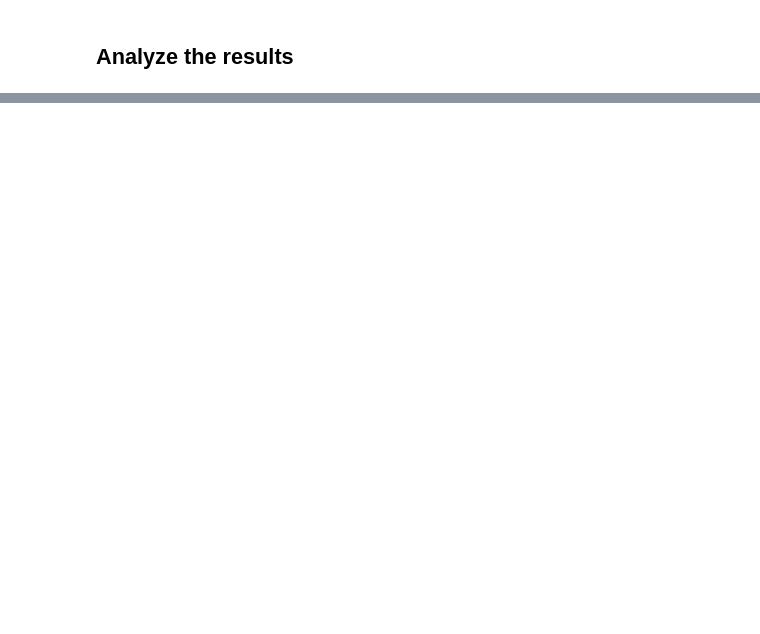
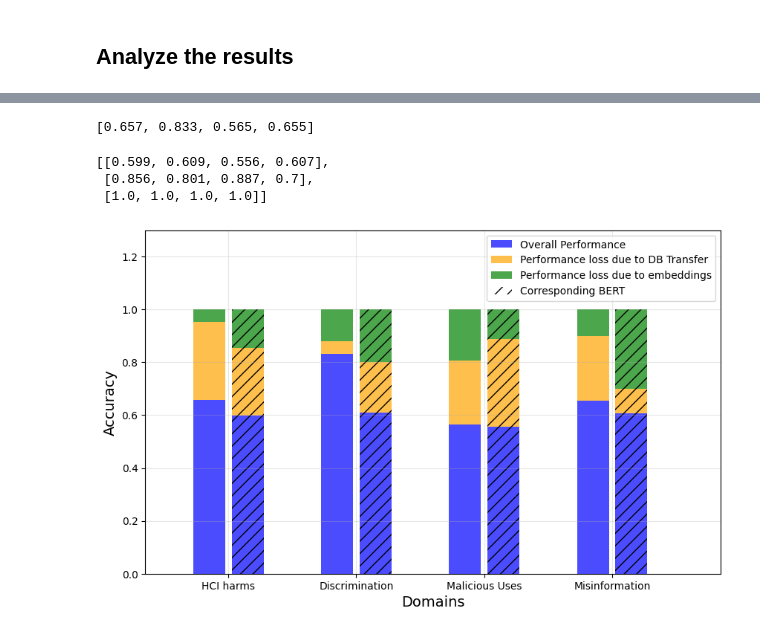
Before and after one commit to IshSiva/Safety-Awareness-in-LLMs, a Jupyter notebook: analysis/analyzePredictions.ipynb, the cells around one changed output, grey strips where cells are left out. Drawn from its saved outputs; the diff is of its cells as text; code cells hidden in the pictures; blank space fills up the shorter version.

```diff
--- a/analysis/analyzePredictions.ipynb
+++ b/analysis/analyzePredictions.ipynb
@@ -122,0 +136,4 @@ data = presults
+# %%
+data = presults
+data = dict(sorted(data.items(), key=lambda item: int(item[0].split('_')[1])))
+data
@@ -173,0 +230,13 @@ df[df["Category"].str.contains("roc", case=True)].sort_values(by="Category", asc
+# %%
+import pandas as pd
+df1 = pd.read_csv("./output/BERToutput.csv")
+
+df1.columns = ['Domain', 'accuracy', 'precision', 'recall', 'f1_score',
+       'auc_roc_score', 'cutoff']
+
+bert_accuracy = {}
+
+for index, row in df1.iterrows():
+    bert_accuracy[row['Domain']] = float(row['accuracy'].split('±')[0])
+
+bert_accuracy
@@ -173,0 +279,57 @@ df[df["Category"].str.contains("roc", case=True)].sort_values(by="Category", asc
+# %%
+t1 = [0.657, 0.833, 0.565, 0.655]
+# %% [output]
+[0.657, 0.833, 0.565, 0.655]
+# %%
+[a1, a2, a3]
+# %% [output]
+[[0.599, 0.609, 0.556, 0.607],
+ [0.856, 0.801, 0.887, 0.7],
+ [1.0, 1.0, 1.0, 1.0]]
+# %%
+import seaborn as sns
+values = np.array(values)
+
+t1 = values[:, -1].tolist()
+t1 = [0.657, 0.833, 0.565, 0.655]
+t2 = [0.952, 0.879, 0.806, 0.900]
+t3 = [1.0, 1.0, 1.0, 1.0]
+d2 = [y - x for (x,y) in zip(t1, t2)]
+d3 = [y - x for (x,y) in zip(t2, t3)]
+
+a1 = [0.599, 0.609, 0.556, 0.607]
+a2 = [0.856, 0.801, 0.887, 0.7]
+a3 = [1.0, 1.0, 1.0, 1.0]
+b2 = [y - x for (x,y) in zip(a1, a2)]
+b3 = [y - x for (x,y) in zip(a2, a3)]
+
+# indices = DOMAINS
+indices = np.arange(0, 4, 1)
+bar_width = 0.25
+
+def addlabels(x,y):
+    for i in range(len(x)):
+        plt.text(i,y[i],y[i], ha='center')
+
+plt.figure(figsize=(10, 6))
+plt.grid(alpha=0.3)
+plt.bar(indices, t1, bar_width, color='b', label='Overall Performance', alpha=0.7)
+# addlabels(indices, np.round([x for x in t1], 2))
+plt.bar(indices, d2, bar_width, bottom=t1, color='orange', label='Performance loss due to DB Transfer', alpha=0.7)
+# addlabels(indices, np.round([x for x in t2], 2))
+plt.bar(indices, d3, bar_width, bottom=t2, color='g', label = 'Performance loss due to embeddings', alpha=0.7)
+
+plt.bar(indices + 0.3 , a1, bar_width,  color='b', hatch='//', alpha=0.7)
+plt.bar(indices + 0.3 , b2, bar_width, bottom=a1, color='orange',hatch='//', alpha=0.7)
+plt.bar(indices + 0.3 , b3, bar_width, bottom=a2, color='g', hatch='//', alpha=0.7)
+plt.bar(100 , b3, bar_width, bottom=a2, color='white', hatch='//', alpha=0.7, label='Corresponding BERT')
+
+plt.xticks(indices + 0.15, ('HCI harms', 'Discrimination', 'Malicious Uses', 'Misinformation'))
+plt.legend()
+plt.ylabel('Accuracy', fontsize=14)
+plt.xlabel('Domains', fontsize=14)
+plt.ylim(0, 1.3)
+plt.xlim(-0.5,4)
+plt.show()
+# %% [output]
+[figure, added]
```
Also changed, not shown: parts of 20 cells of this notebook, 8 other files.
